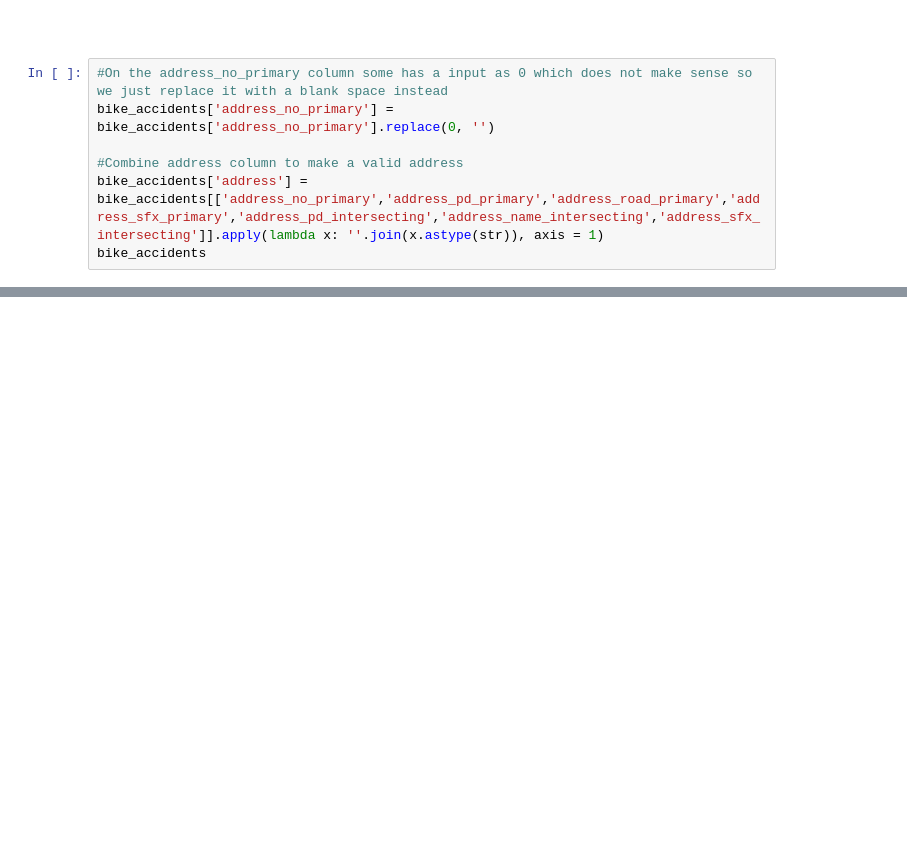
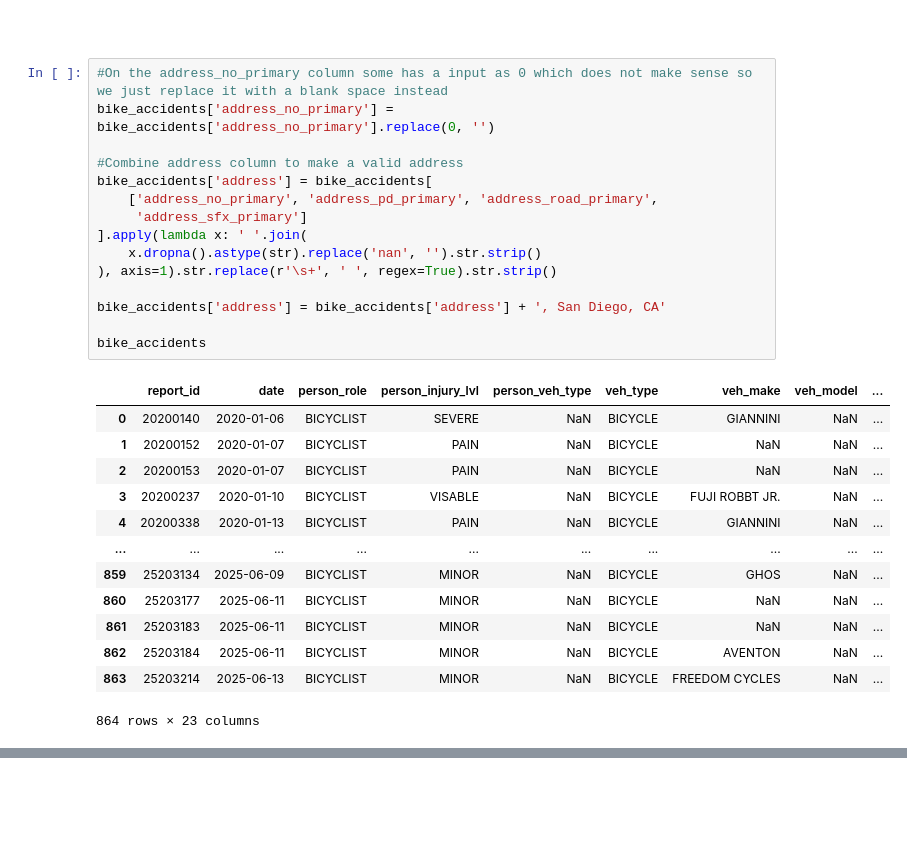
Before and after one commit to GabrielSean-13/Bike_Accidents_San_Diego, a Jupyter notebook: Analysis.ipynb, the cells around one changed output, grey strips where cells are left out. Saved outputs shown, nothing was run; the diff lists cells and outputs as text; blank space fills up the shorter version.

Commit message:
Fixed the way addresses were combined to make sure they are off proper format. Added a cell block as well to download data set as csv.

```diff
--- a/Analysis.ipynb
+++ b/Analysis.ipynb
@@ -192,10 +263,32 @@ plt.show()
 # %%
 #On the address_no_primary column some has a input as 0 which does not make sense so we just replace it with a blank space instead
 bike_accidents['address_no_primary'] = bike_accidents['address_no_primary'].replace(0, '')
 
 #Combine address column to make a valid address
-bike_accidents['address'] = bike_accidents[['address_no_primary','address_pd_primary','address_road_primary','address_sfx_primary','address_pd_intersecting','address_name_intersecting','address_sfx_intersecting']].apply(lambda x: ''.join(x.astype(str)), axis = 1)
+bike_accidents['address'] = bike_accidents[
+    ['address_no_primary', 'address_pd_primary', 'address_road_primary',
+     'address_sfx_primary']
+].apply(lambda x: ' '.join(
+    x.dropna().astype(str).replace('nan', '').str.strip()
+), axis=1).str.replace(r'\s+', ' ', regex=True).str.strip()
+
+bike_accidents['address'] = bike_accidents['address'] + ', San Diego, CA'
+
 bike_accidents
+# %% [output]
+|  | report_id | date | person_role | person_injury_lvl | person_veh_type | veh_type | veh_make | veh_model | ... |
+| 0 | 20200140 | 2020-01-06 | BICYCLIST | SEVERE | NaN | BICYCLE | GIANNINI | NaN | ... |
+| 1 | 20200152 | 2020-01-07 | BICYCLIST | PAIN | NaN | BICYCLE | NaN | NaN | ... |
+| 2 | 20200153 | 2020-01-07 | BICYCLIST | PAIN | NaN | BICYCLE | NaN | NaN | ... |
+| 3 | 20200237 | 2020-01-10 | BICYCLIST | VISABLE | NaN | BICYCLE | FUJI ROBBT JR. | NaN | ... |
+| 4 | 20200338 | 2020-01-13 | BICYCLIST | PAIN | NaN | BICYCLE | GIANNINI | NaN | ... |
+| ... | ... | ... | ... | ... | ... | ... | ... | ... | ... |
+| 859 | 25203134 | 2025-06-09 | BICYCLIST | MINOR | NaN | BICYCLE | GHOS | NaN | ... |
+| 860 | 25203177 | 2025-06-11 | BICYCLIST | MINOR | NaN | BICYCLE | NaN | NaN | ... |
+| 861 | 25203183 | 2025-06-11 | BICYCLIST | MINOR | NaN | BICYCLE | NaN | NaN | ... |
+| 862 | 25203184 | 2025-06-11 | BICYCLIST | MINOR | NaN | BICYCLE | AVENTON | NaN | ... |
+| 863 | 25203214 | 2025-06-13 | BICYCLIST | MINOR | NaN | BICYCLE | FREEDOM CYCLES | NaN | ... |
+864 rows × 23 columns
 # %%
 #Check the frequency of bike accident reports depending on address
 danger_address = bike_accidents.groupby(['address'])['report_id'].size().sort_values( ascending = False).reset_index().head(10)
```
Also changed, not shown: parts of 11 cells of this notebook, 2 other files.
